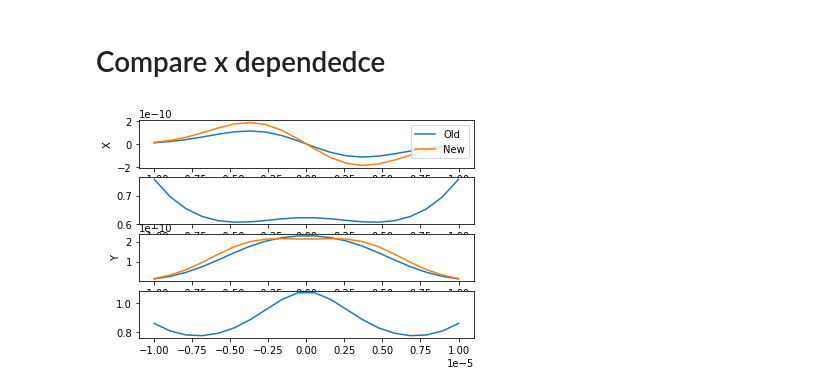
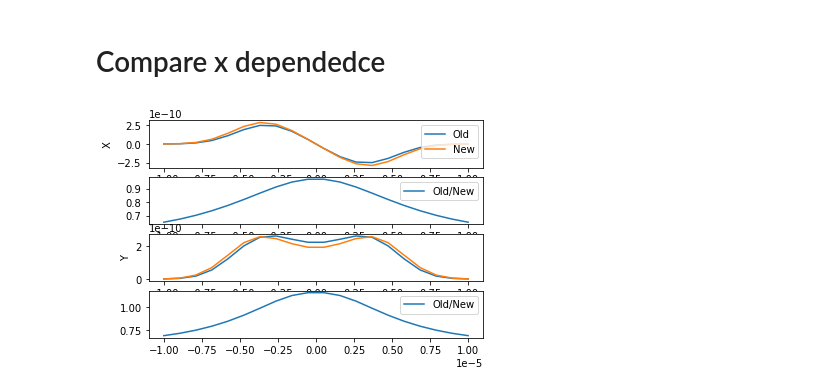
Before and after one commit to jdranczewski/optical-levitation-raytracing-experiments, a Jupyter notebook: Compare forces.ipynb, the cells around one changed output. Cells and saved outputs as stored; diff of their text form; code cells hidden in the pictures.

```diff
--- a/Compare forces.ipynb
+++ b/Compare forces.ipynb
@@ -80,29 +80,31 @@ array([7.00277963e-11, 0.00000000e+00, 2.21306297e-10])
 # %%
 fig, ax = plt.subplots(4)
 w = 10e-6
 xs = np.linspace(-w, w, 20)
-y = 1e-4
+y = 1e-5
 old_f = []
 new_f = []
 for x in xs:
     old_f.append(single_sphere_kim.optical_force([x, 0, y], 0))
     new_f.append(rtf([x, y, 0, 0], 0))
 old_f = np.array(old_f)
 new_f = np.array(new_f)
 
 ax[0].plot(xs, old_f[:,0], label="Old")
 ax[0].plot(xs, new_f[:,0], label="New")
 ax[0].legend()
 ax[0].set_ylabel("X")
 
-ax[1].plot(xs, old_f[:,0]/new_f[:,0])
+ax[1].plot(xs, old_f[:,0]/new_f[:,0], label="Old/New")
+ax[1].legend()
 
 ax[2].plot(xs, old_f[:,2])
 ax[2].plot(xs, new_f[:,1])
 ax[2].set_ylabel("Y")
 
-ax[3].plot(xs, old_f[:,2]/new_f[:,1])
+ax[3].plot(xs, old_f[:,2]/new_f[:,1], label="Old/New")
+ax[3].legend()
 
 plt.show()
 # %% [output]
-[figure, old version]
+[figure, new version]
```
Also changed, not shown: 1 other file.
